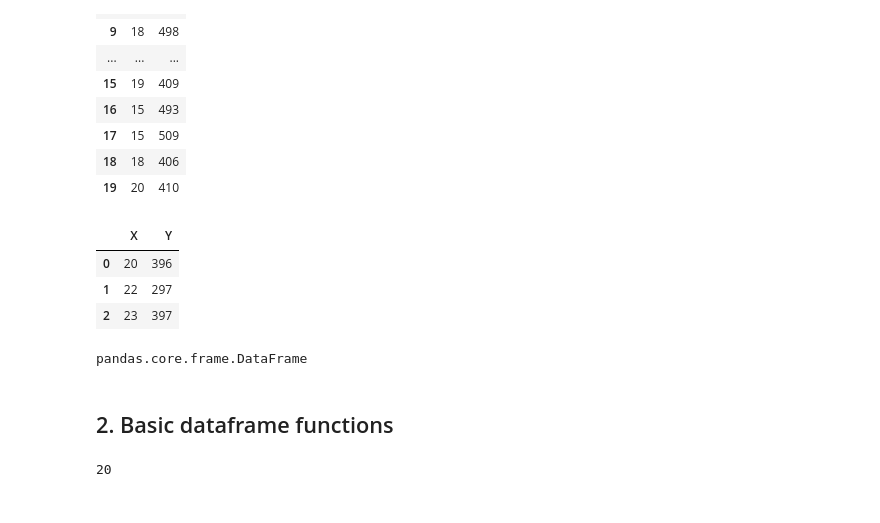
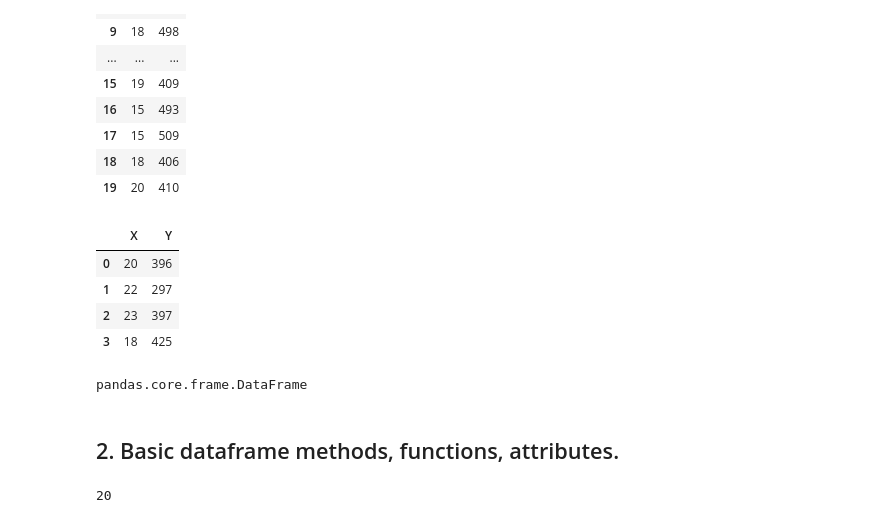
Before and after one commit to argythana/uoa_py_course, a Jupyter notebook: lectures_07_12_pandas_plots_scikit/lecture_07_pandas/lecture_07a_pandas_dafaframe_index.ipynb, the cells around one changed output. Cells and saved outputs as stored; diff of their text form; code cells hidden in the pictures.

```diff
--- a/lectures_07_12_pandas_plots_scikit/lecture_07_pandas/lecture_07a_pandas_dafaframe_index.ipynb
+++ b/lectures_07_12_pandas_plots_scikit/lecture_07_pandas/lecture_07a_pandas_dafaframe_index.ipynb
@@ -71,16 +77,18 @@ df
 | 18 | 18 | 406 |
 | 19 | 20 | 410 |
 # %%
-df.head(3)
+# first 4 rows
+df.head(4)
 # %% [output]
 |  | X | Y |
 | 0 | 20 | 396 |
 | 1 | 22 | 297 |
 | 2 | 23 | 397 |
+| 3 | 18 | 425 |
 # %%
 type(df)
 # %% [output]
 pandas.core.frame.DataFrame
 # %% [markdown]
-## 2. Basic dataframe functions
+## 2. Basic dataframe methods, functions, attributes.
 # %%
```
Also changed, not shown: parts of 44 cells of this notebook.
